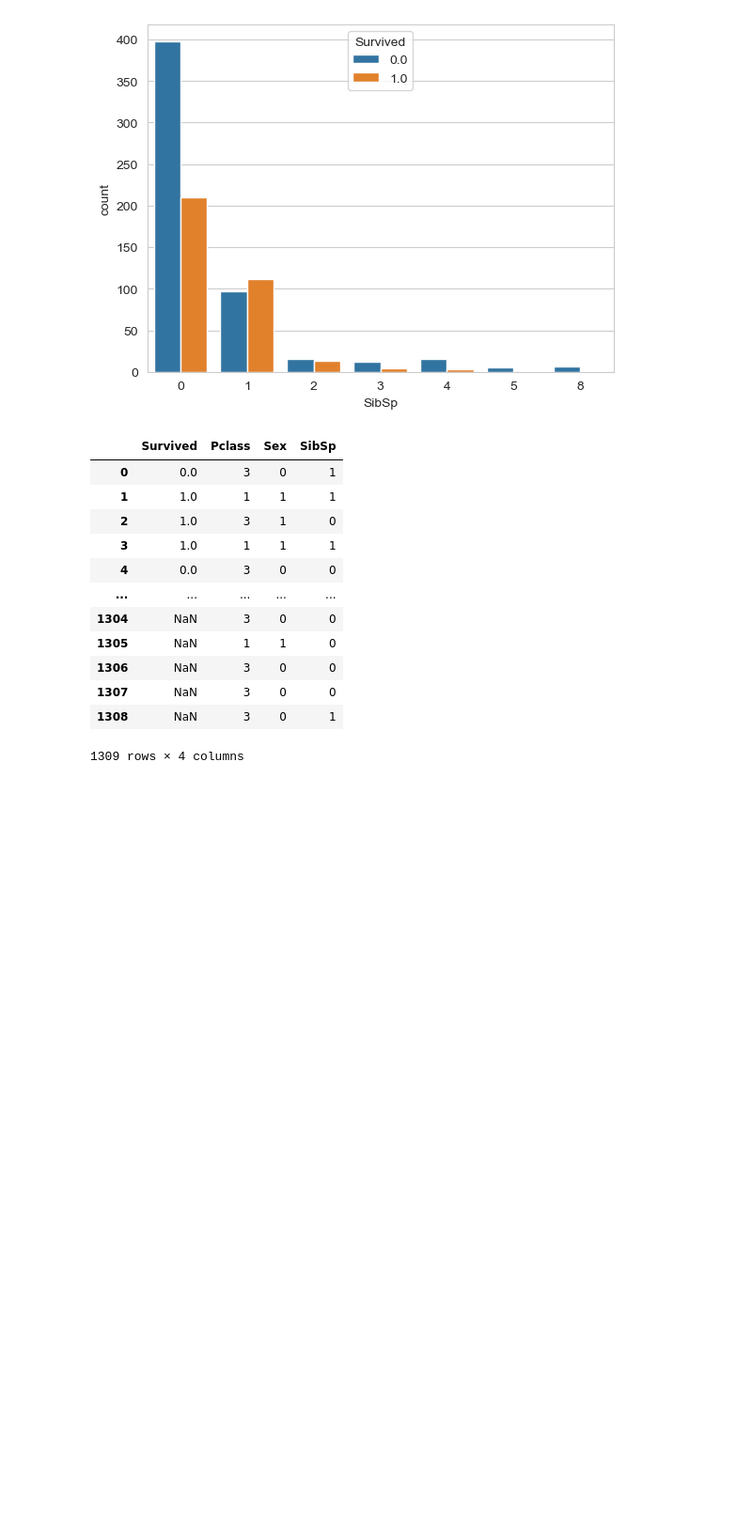
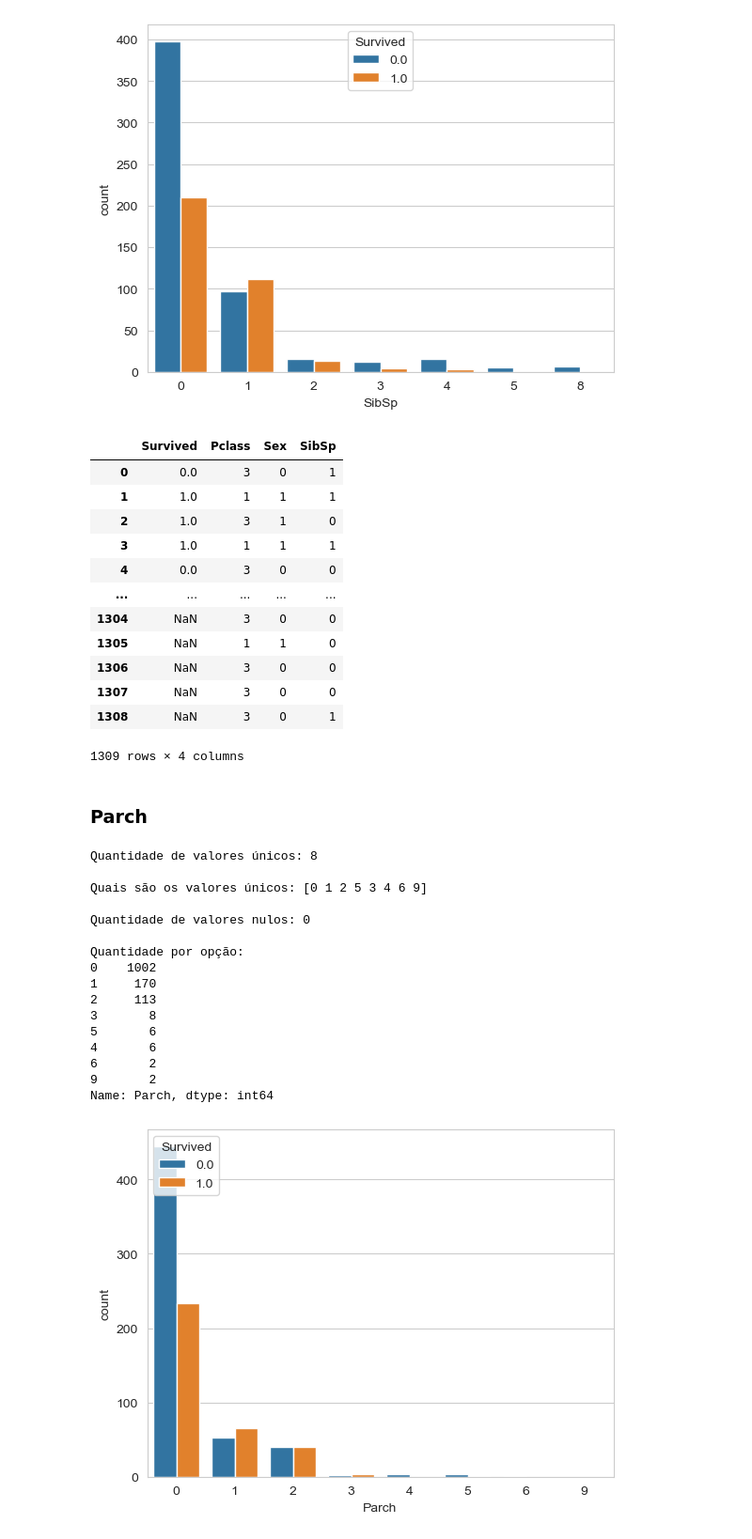
Before and after one commit to Alicia-Alexia/kaggle_titanic, a Jupyter notebook: Untitled.ipynb, the cells around one changed output. Shown at 94% size. Drawn from its saved outputs; the diff is of its cells as text; code cells hidden in the pictures; blank space fills up the shorter version.

```diff
--- a/Untitled.ipynb
+++ b/Untitled.ipynb
@@ -269,3 +269,26 @@ df
 | 1307 | NaN | 3 | 0 | 0 |
 | 1308 | NaN | 3 | 0 | 1 |
 1309 rows × 4 columns
+# %% [markdown]
+### Parch
+# %%
+# Utilizando a função para saber algumas informações da coluna Parch
+titanic_func(titanic_df,'Parch')
+# %% [output]
+Quantidade de valores únicos: 8
+
+Quais são os valores únicos: [0 1 2 5 3 4 6 9]
+
+Quantidade de valores nulos: 0
+
+Quantidade por opção:
+0    1002
+1     170
+2     113
+3       8
+5       6
+4       6
+6       2
+9       2
+Name: Parch, dtype: int64
+[figure, added]
```
Also changed, not shown: parts of 4 cells of this notebook.
